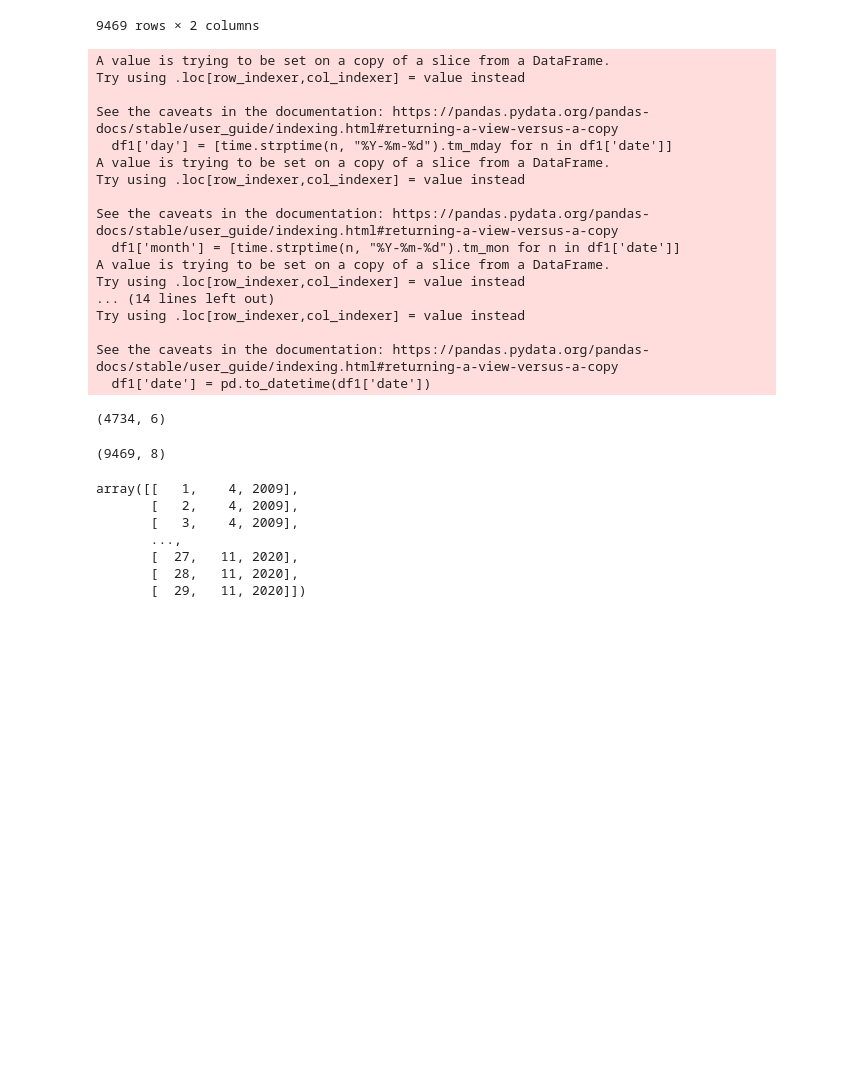
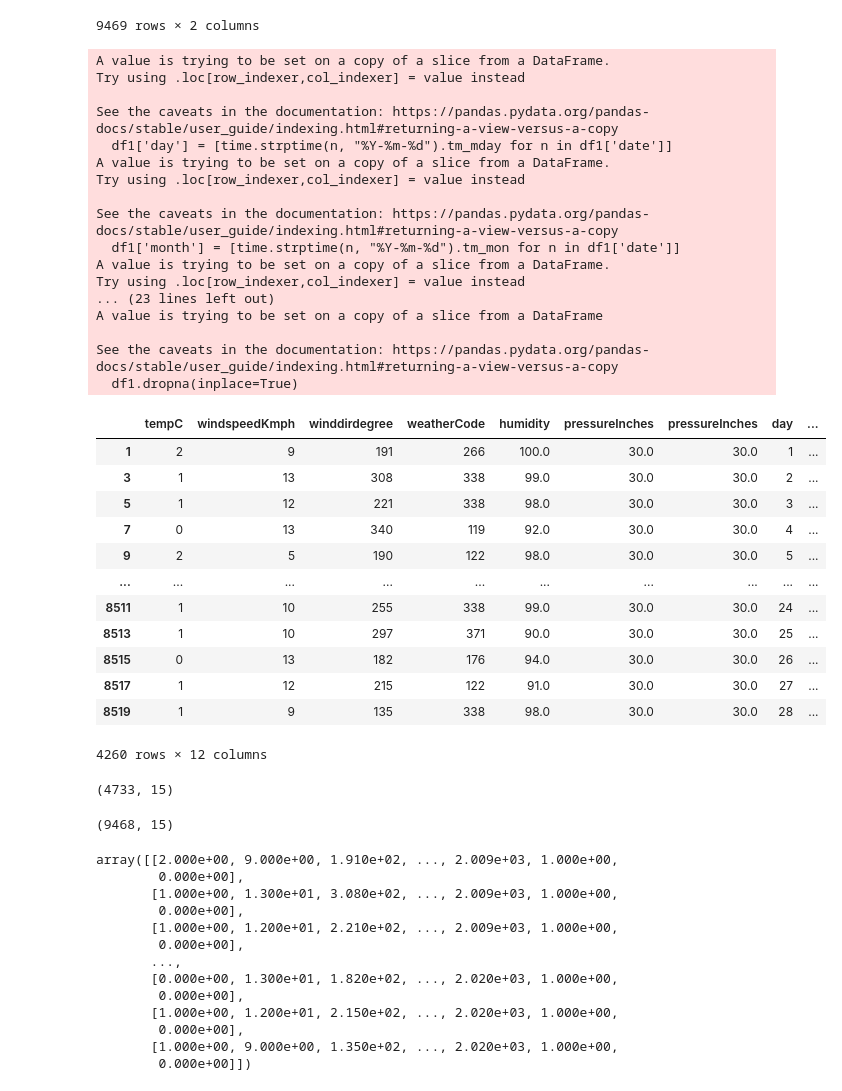
Before and after one commit to kichyr/weather_prediction, a Jupyter notebook: ML/ML_predict_weatherOnline.ipynb, the cells around one changed output. Cells and saved outputs as stored; diff of their text form; code cells hidden in the pictures; blank space fills up the shorter version.

```diff
--- a/ML/ML_predict_weatherOnline.ipynb
+++ b/ML/ML_predict_weatherOnline.ipynb
@@ -41,65 +41,93 @@ table1
 # %%
 table0 = table0['tempC']
 # %%
-df = data[['date', 'time', 'tempC']]
-df1 = data[['date', 'time', 'tempC']]
+df = data[['date', 'time', 'tempC', 'windspeedKmph', 'winddirdegree', 'weatherCode', 'humidity', 'pressureInches', 'pressureInches']]
+df1 = data[['date', 'time', 'tempC', 'windspeedKmph', 'winddirdegree', 'weatherCode', 'humidity', 'pressureInches', 'pressureInches']]
 #df.set_index('date', inplace=True, drop=False)
 df = df.loc[(df['time'] == 1200)]
 df['day'] = [time.strptime(n, "%Y-%m-%d").tm_mday for n in df['date']]
 df['month'] = [time.strptime(n, "%Y-%m-%d").tm_mon for n in df['date']]
 df['year'] = [time.strptime(n, "%Y-%m-%d").tm_year for n in df['date']]
 df1['day'] = [time.strptime(n, "%Y-%m-%d").tm_mday for n in df1['date']]
 df1['month'] = [time.strptime(n, "%Y-%m-%d").tm_mon for n in df1['date']]
 df1['year'] = [time.strptime(n, "%Y-%m-%d").tm_year for n in df1['date']]
 df1['status1'] = [1 if n >= 12 else 0 for n in df1['time']]
 df1['status2'] = [1 if n == 0 else 0 for n in df1['time']]
+df['status1'] = [1 if n >= 12 else 0 for n in df['time']]
+df['status2'] = [1 if n == 0 else 0 for n in df['time']]
 df['date'] = pd.to_datetime(df['date'])
 df1['date'] = pd.to_datetime(df1['date'])
-X1_train =  df.drop(['tempC', 'date', 'time'], axis='columns')[0:df.shape[0]-473]
-X1_test = df.drop(['tempC', 'date', 'time'], axis='columns')[df.shape[0]-473:]
-y1_train = df[['tempC']][0:df.shape[0]-473]
-y1_test = df[['tempC']][df.shape[0]-473:]
-X11_train =  df1.drop(['tempC', 'date', 'time'], axis='columns')[0:df1.shape[0]-473]
-X11_test = df1.drop(['tempC', 'date', 'time'], axis='columns')[df1.shape[0]-473:]
-y11_train = df1[['tempC']][0:df.shape[0]-473]
-y11_test = df1[['tempC']][df.shape[0]-473:]
+# print(df)
+df['next_day_tempC'] = df.tempC.shift(-1)
+df1['next_day_tempC'] = df1.tempC.shift(-1)
+df.dropna(inplace=True)
+df1.dropna(inplace=True)
+
+X1_train =  df.drop(['date', 'time', 'next_day_tempC'], axis='columns')[0:df.shape[0]-473]
+X1_test = df.drop(['date', 'time', 'next_day_tempC'], axis='columns')[df.shape[0]-473:]
+y1_train = df[['next_day_tempC']][0:df.shape[0]-473]
+y1_test = df[['next_day_tempC']][df.shape[0]-473:]
+X11_train =  df1.drop(['date', 'time', 'next_day_tempC'], axis='columns')[0:df1.shape[0]-473]
+X11_test = df1.drop(['date', 'time', 'next_day_tempC'], axis='columns')[df1.shape[0]-473:]
+y11_train = df1[['next_day_tempC']][0:df.shape[0]-473]
+y11_test = df1[['next_day_tempC']][df.shape[0]-473:]
 #print(df.drop([''], axis='columns'))
+X1_train
 # %% [output]
 A value is trying to be set on a copy of a slice from a DataFrame.
 Try using .loc[row_indexer,col_indexer] = value instead
 
 See the caveats in the documentation: https://pandas.pydata.org/pandas-docs/stable/user_guide/indexing.html#returning-a-view-versus-a-copy
   df1['day'] = [time.strptime(n, "%Y-%m-%d").tm_mday for n in df1['date']]
 A value is trying to be set on a copy of a slice from a DataFrame.
 Try using .loc[row_indexer,col_indexer] = value instead
 
 See the caveats in the documentation: https://pandas.pydata.org/pandas-docs/stable/user_guide/indexing.html#returning-a-view-versus-a-copy
   df1['month'] = [time.strptime(n, "%Y-%m-%d").tm_mon for n in df1['date']]
 A value is trying to be set on a copy of a slice from a DataFrame.
 Try using .loc[row_indexer,col_indexer] = value instead
-... (14 lines left out)
-Try using .loc[row_indexer,col_indexer] = value instead
+... (23 lines left out)
+A value is trying to be set on a copy of a slice from a DataFrame
 
 See the caveats in the documentation: https://pandas.pydata.org/pandas-docs/stable/user_guide/indexing.html#returning-a-view-versus-a-copy
-  df1['date'] = pd.to_datetime(df1['date'])
+  df1.dropna(inplace=True)
+|  | tempC | windspeedKmph | winddirdegree | weatherCode | humidity | pressureInches | pressureInches | day | ... |
+| 1 | 2 | 9 | 191 | 266 | 100.0 | 30.0 | 30.0 | 1 | ... |
+| 3 | 1 | 13 | 308 | 338 | 99.0 | 30.0 | 30.0 | 2 | ... |
+| 5 | 1 | 12 | 221 | 338 | 98.0 | 30.0 | 30.0 | 3 | ... |
+| 7 | 0 | 13 | 340 | 119 | 92.0 | 30.0 | 30.0 | 4 | ... |
+| 9 | 2 | 5 | 190 | 122 | 98.0 | 30.0 | 30.0 | 5 | ... |
+| ... | ... | ... | ... | ... | ... | ... | ... | ... | ... |
+| 8511 | 1 | 10 | 255 | 338 | 99.0 | 30.0 | 30.0 | 24 | ... |
+| 8513 | 1 | 10 | 297 | 371 | 90.0 | 30.0 | 30.0 | 25 | ... |
+| 8515 | 0 | 13 | 182 | 176 | 94.0 | 30.0 | 30.0 | 26 | ... |
+| 8517 | 1 | 12 | 215 | 122 | 91.0 | 30.0 | 30.0 | 27 | ... |
+| 8519 | 1 | 9 | 135 | 338 | 98.0 | 30.0 | 30.0 | 28 | ... |
+4260 rows × 12 columns
 # %%
 df.shape
 # %% [output]
-(4734, 6)
+(4733, 15)
 # %%
 df1.shape
 # %% [output]
-(9469, 8)
+(9468, 15)
 # %%
 X1_train.values
 # %% [output]
-array([[   1,    4, 2009],
-       [   2,    4, 2009],
-       [   3,    4, 2009],
+array([[2.000e+00, 9.000e+00, 1.910e+02, ..., 2.009e+03, 1.000e+00,
+        0.000e+00],
+       [1.000e+00, 1.300e+01, 3.080e+02, ..., 2.009e+03, 1.000e+00,
+        0.000e+00],
+       [1.000e+00, 1.200e+01, 2.210e+02, ..., 2.009e+03, 1.000e+00,
+        0.000e+00],
        ...,
-       [  27,   11, 2020],
-       [  28,   11, 2020],
-       [  29,   11, 2020]])
+       [0.000e+00, 1.300e+01, 1.820e+02, ..., 2.020e+03, 1.000e+00,
+        0.000e+00],
+       [1.000e+00, 1.200e+01, 2.150e+02, ..., 2.020e+03, 1.000e+00,
+        0.000e+00],
+       [1.000e+00, 9.000e+00, 1.350e+02, ..., 2.020e+03, 1.000e+00,
+        0.000e+00]])
 # %%
 import matplotlib.pyplot as plt
 %matplotlib inline
```
Also changed, not shown: parts of 26 cells of this notebook, 3 other files.
